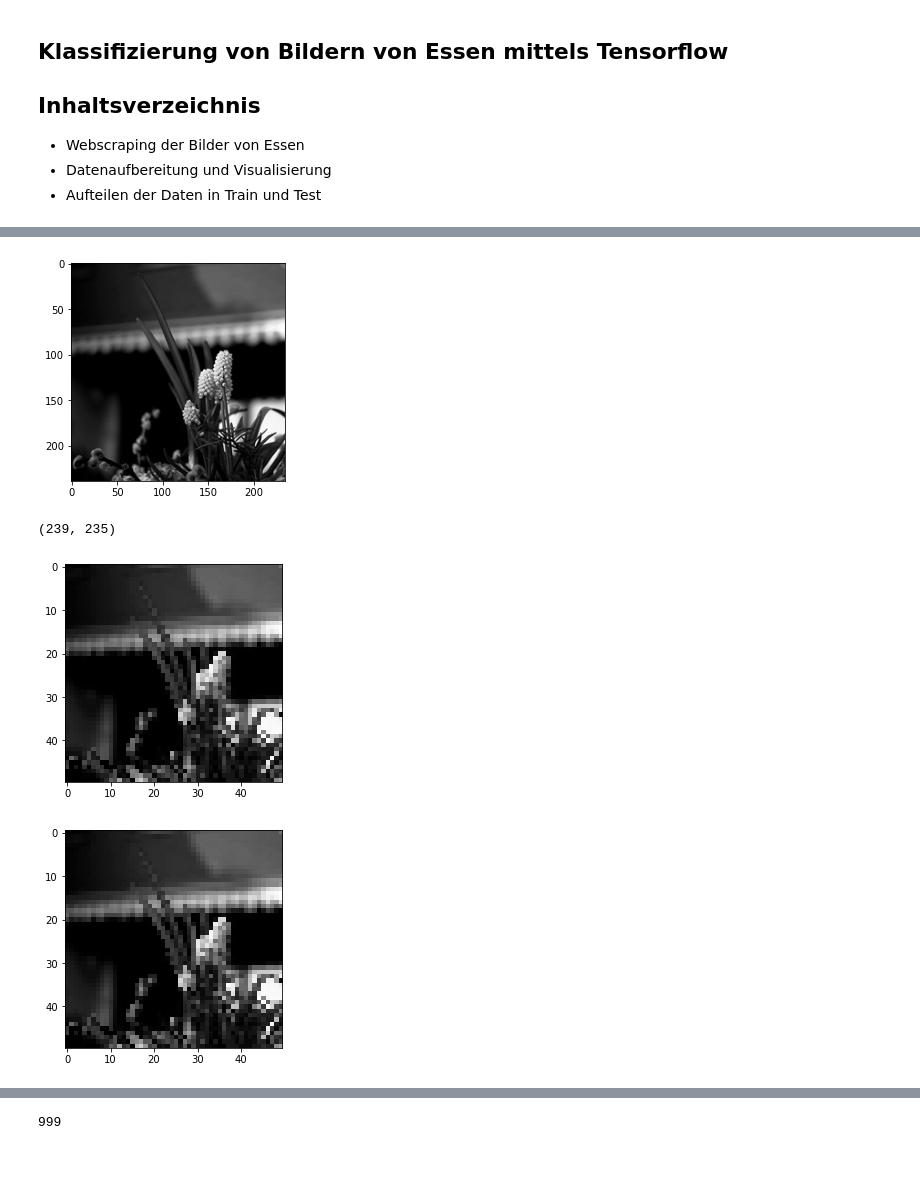
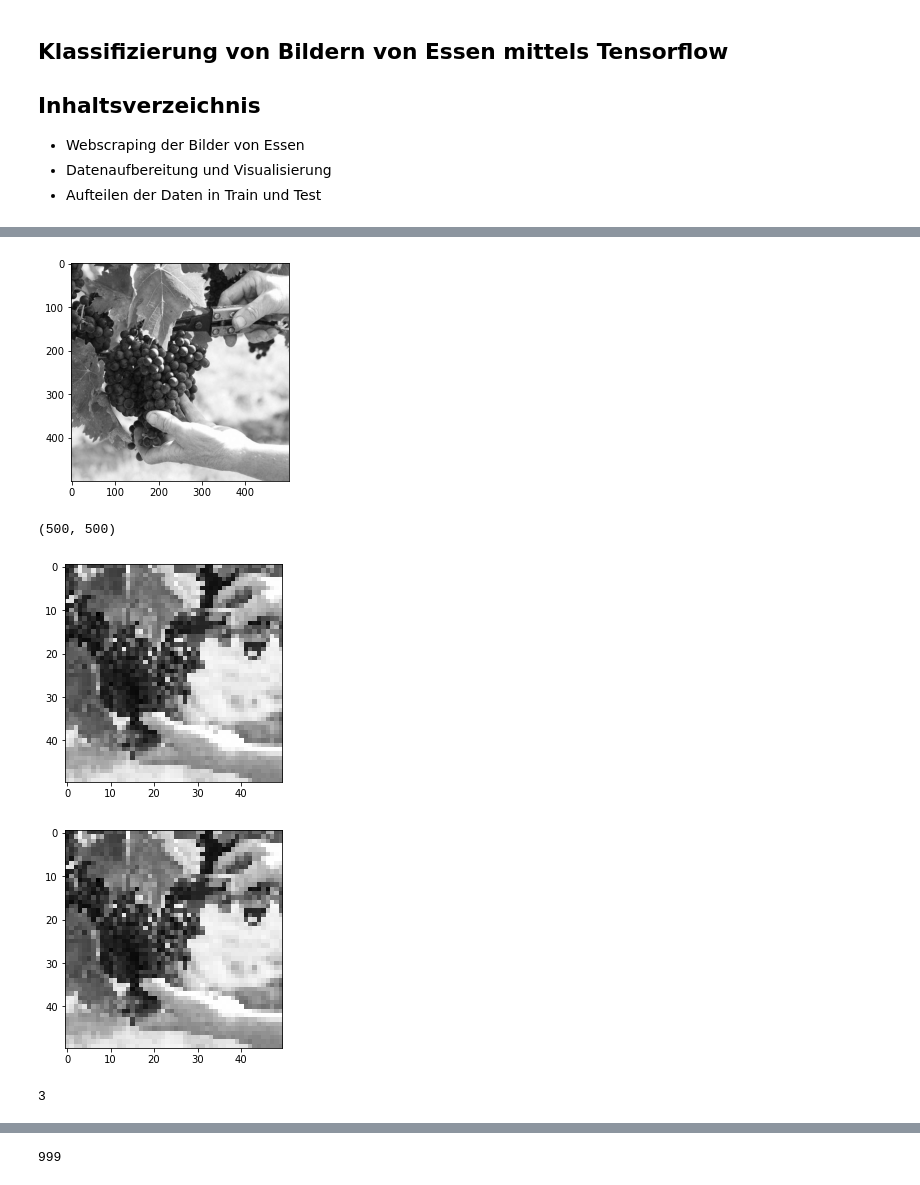
Before and after one commit to covierob/food-classifier, a Jupyter notebook: food_classifier.ipynb, the cells around one changed output, grey strips where cells are left out. Saved outputs shown, nothing was run; the diff lists cells and outputs as text; code cells hidden in the pictures.

Commit message:
Add files via upload
food classifier including the split between Training- and Testingdata

```diff
--- a/food_classifier.ipynb
+++ b/food_classifier.ipynb
@@ -26,27 +26,34 @@ Requirement already satisfied: tqdm in c:\users\rxcov\anaconda3\envs\tf\lib\site
 # %%
 import numpy as np
 import matplotlib.pyplot as plt
 import os
 import cv2
 from tqdm import tqdm
 
-DATADIR = "C:/Users/rxcov/Dropbox/M.Sc. Studium/2. Semester/ADS - Applied Data Science/food-classifier/food"
+DATADIR = "/Users/jonas/Downloads/Screenscraping"
+DATADIRTRAINING = DATADIR + "/Testing"
+DATADIRTESTING = DATADIR + "/Training"
+try:
+        os.mkdir(DATADIRTRAINING)
+        os.mkdir(DATADIRTESTING)
+except:
+        pass
 CATEGORIES = ["grapes", "lasagna", "pancakes", "pizza", "ramen", "risotto", "salad", "steak", "sushi", "tacos"]
 
 for category in CATEGORIES:
     path = os.path.join(DATADIR, category) # path zu all den Kategorien
     for img in os.listdir(path):
         img_array = cv2.imread(os.path.join(path,img), cv2.IMREAD_GRAYSCALE)
         plt.imshow(img_array, cmap='gray')
         plt.show()
         break
     break
 # %% [output]
-[figure, old version]
+[figure, new version]
 # %%
 print(img_array.shape)
 # %% [output]
-(239, 235)
+(500, 500)
 # %%
 IMG_SIZE = 50
 
@@ -54,10 +61,15 @@ new_array = cv2.resize(img_array, (IMG_SIZE, IMG_SIZE))
 plt.imshow(new_array, cmap='gray')
 plt.show()
 # %% [output]
-[figure, old version]
+[figure, new version]
 # %%
 new_array = cv2.resize(img_array, (IMG_SIZE, IMG_SIZE))
 plt.imshow(new_array, cmap='gray')
 plt.show()
 # %% [output]
-[figure, old version]
+[figure, new version]
+# %%
+x = round(3.2)
+print(x)
+# %% [output]
+3
```
Also changed, not shown: parts of 2 cells of this notebook.
